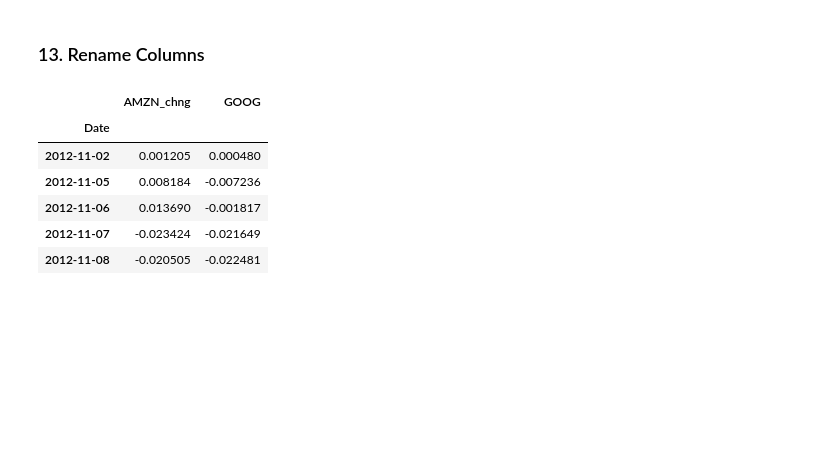
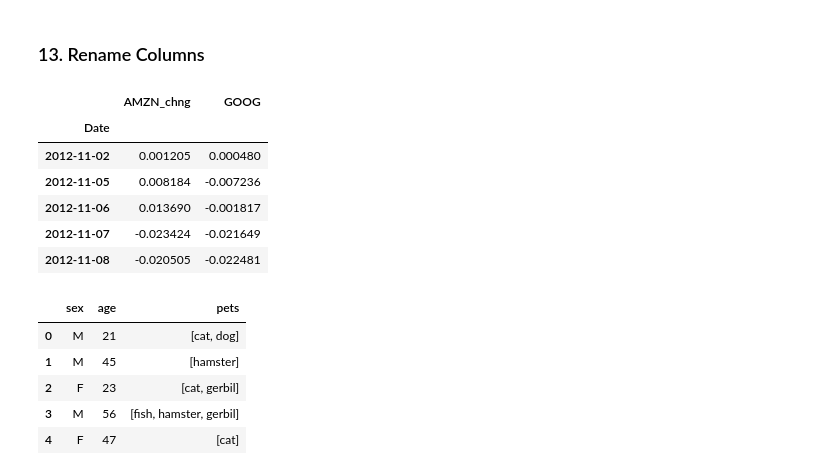
Before and after one commit to Memmes27/Springboad---Data-Science, a Jupyter notebook: 03_pandas.ipynb, the cells around one changed output. Drawn from its saved outputs; the diff is of its cells as text; code cells hidden in the pictures; blank space fills up the shorter version.

```diff
--- a/03_pandas.ipynb
+++ b/03_pandas.ipynb
@@ -349,3 +349,24 @@ new_stocks_df.head()
 | 2012-11-06 | 0.013690 | -0.001817 |
 | 2012-11-07 | -0.023424 | -0.021649 |
 | 2012-11-08 | -0.020505 | -0.022481 |
+# %%
+pets = pd.DataFrame({'sex': np.array(['M', 'M', 'F', 'M', 'F', 'F', 'F', 'M', 'F', 'M']),
+                   'age': np.array([21, 45, 23, 56, 47, 70, 34, 30, 19, 62]),
+                   'pets': np.array([['cat', 'dog'],
+                                    ['hamster'],
+                                    ['cat', 'gerbil'],
+                                    ['fish', 'hamster', 'gerbil'],
+                                    ['cat'],
+                                    ['dog'],
+                                    ['dog'],
+                                    ['cat'],
+                                    ['rabbit', 'cat'],
+                                    ['dog']])})
+pets.head()
+# %% [output]
+|  | sex | age | pets |
+| 0 | M | 21 | [cat, dog] |
+| 1 | M | 45 | [hamster] |
+| 2 | F | 23 | [cat, gerbil] |
+| 3 | M | 56 | [fish, hamster, gerbil] |
+| 4 | F | 47 | [cat] |
```
Also changed, not shown: parts of 20 cells of this notebook.
